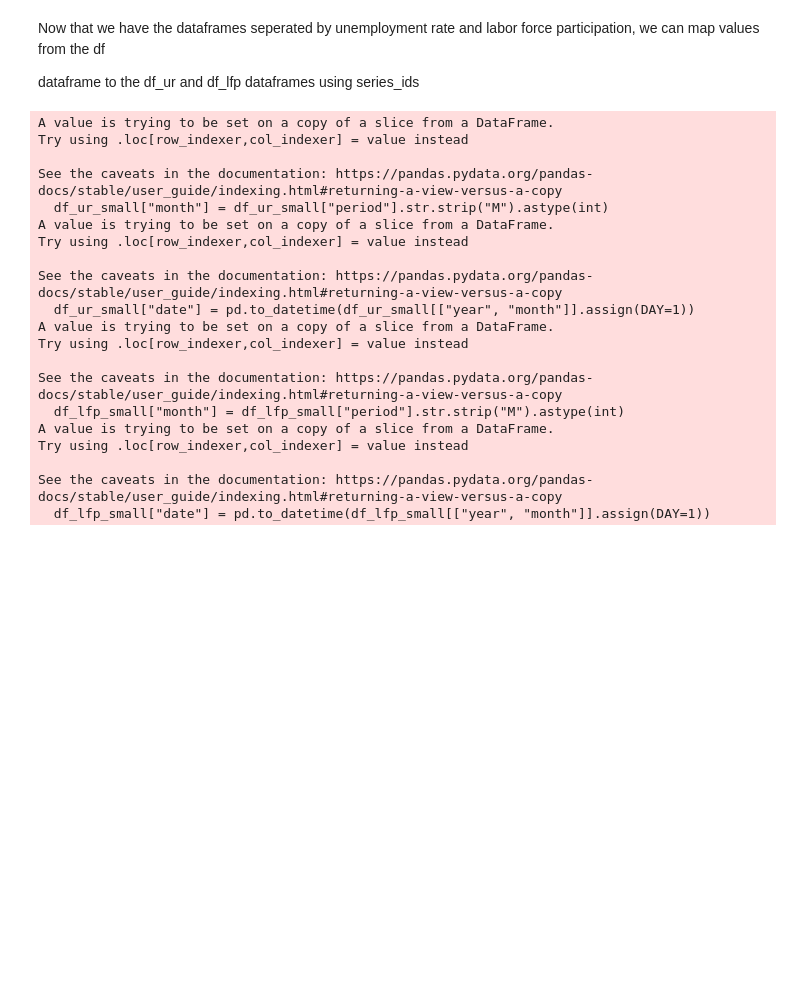
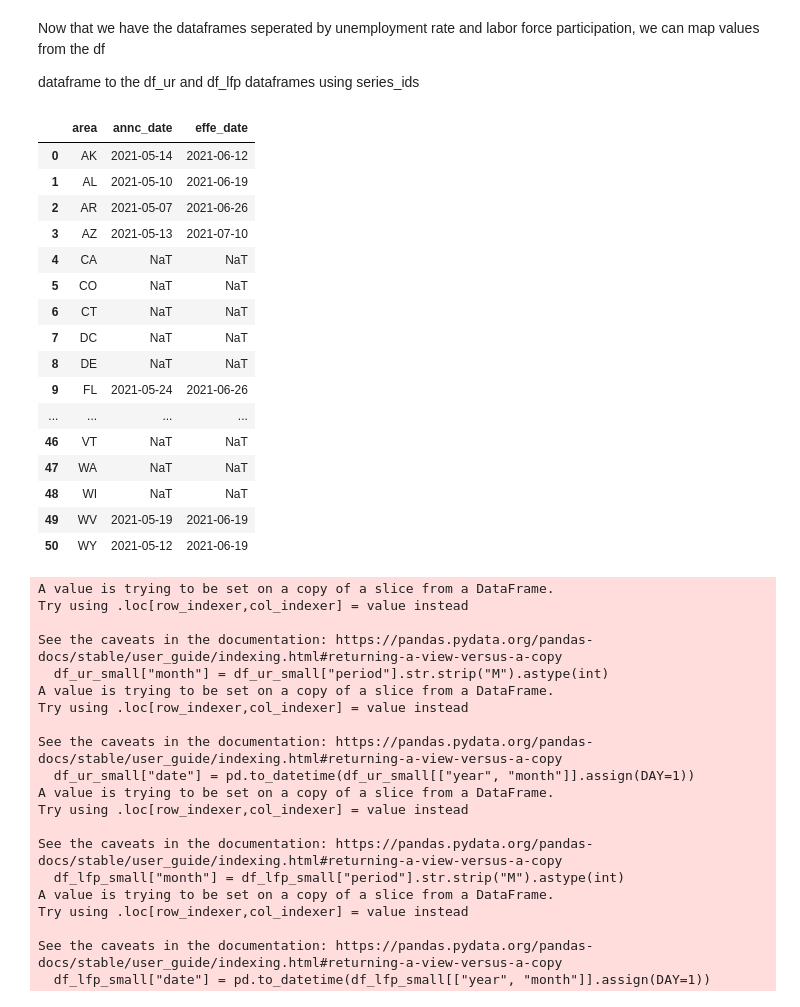
Before and after one commit to vgm236/ferrante_moreira_data_project, a Jupyter notebook: app/ferrante_moreira_project.ipynb, the cells around one changed output. Saved outputs shown, nothing was run; the diff lists cells and outputs as text; code cells hidden in the pictures; blank space fills up the shorter version.

```diff
--- a/app/ferrante_moreira_project.ipynb
+++ b/app/ferrante_moreira_project.ipynb
@@ -435,14 +435,34 @@ df_lfp_values = df_lfp.merge(df, on="series_id", how="left")
 # %%
 # merge unemployment announcement date and expiration date to single dataframe
 ui_dates = announce_ui.merge(expired_ui, on="state_abrev", how="left")
 
 # change to datetime
 ui_dates["effe_date"] = pd.to_datetime(ui_dates["effe_date"])
 ui_dates["annc_date"] = pd.to_datetime(ui_dates["annc_date"])
 
 # change state_abrev to area for future merging simplicity
 state = {"state_abrev" : "area"}
 ui_dates = ui_dates.rename(columns=state)
+
+ui_dates
+# %% [output]
+|  | area | annc_date | effe_date |
+| 0 | AK | 2021-05-14 | 2021-06-12 |
+| 1 | AL | 2021-05-10 | 2021-06-19 |
+| 2 | AR | 2021-05-07 | 2021-06-26 |
+| 3 | AZ | 2021-05-13 | 2021-07-10 |
+| 4 | CA | NaT | NaT |
+| 5 | CO | NaT | NaT |
+| 6 | CT | NaT | NaT |
+| 7 | DC | NaT | NaT |
+| 8 | DE | NaT | NaT |
+| 9 | FL | 2021-05-24 | 2021-06-26 |
+| ... | ... | ... | ... |
+| 46 | VT | NaT | NaT |
+| 47 | WA | NaT | NaT |
+| 48 | WI | NaT | NaT |
+| 49 | WV | 2021-05-19 | 2021-06-19 |
+| 50 | WY | 2021-05-12 | 2021-06-19 |
 # %%
 # change "area" values to abbrevations to allow for merging ui_dates
 us_state_to_abbrev = {
```
Also changed, not shown: parts of 1 cell of this notebook.
